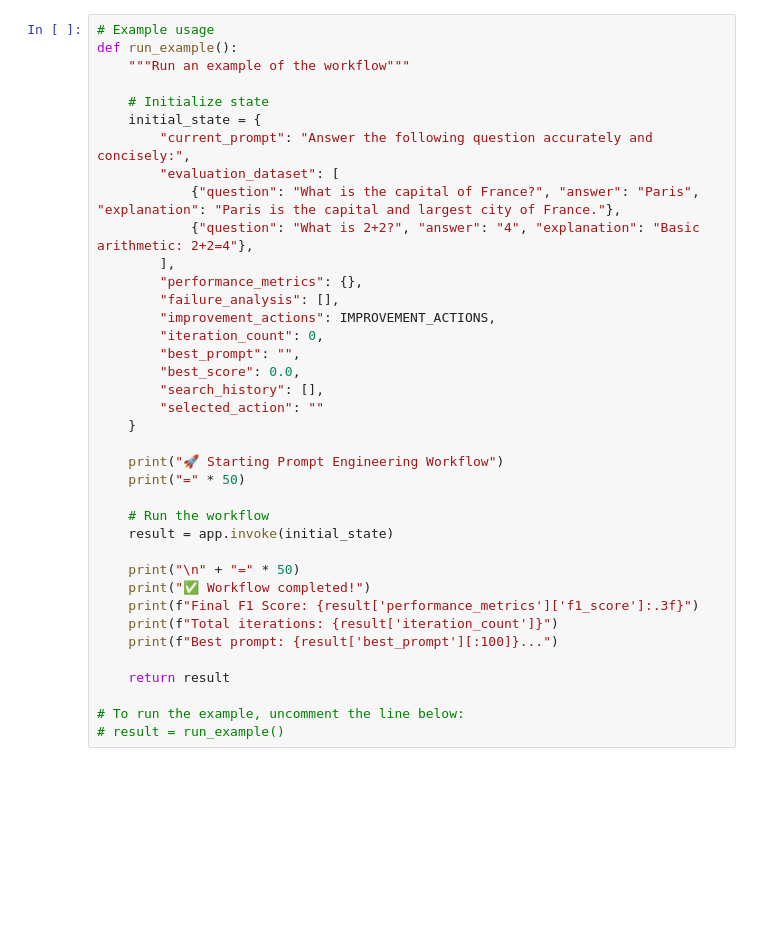
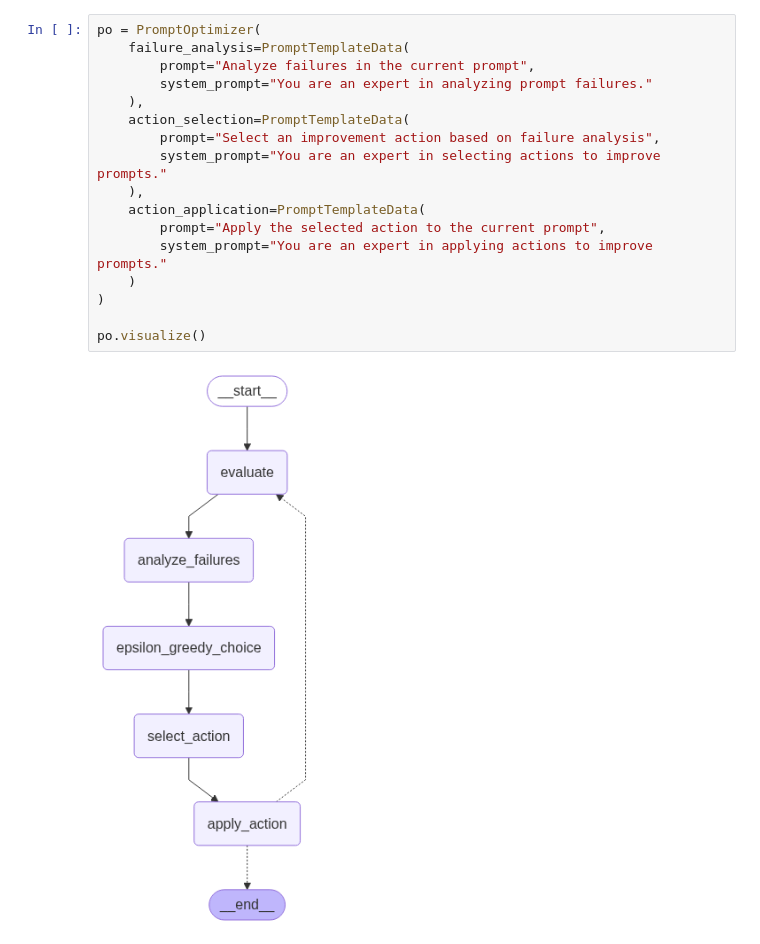
Before and after one commit to sarashs/Exploratory, a Jupyter notebook: Prompt_engineer/prompt_engineer.ipynb, the cells around one changed output. Saved outputs shown, nothing was run; the diff lists cells and outputs as text; blank space fills up the shorter version.

Commit message:
prompt engineer now has epsilon greedy learning

```diff
--- a/Prompt_engineer/prompt_engineer.ipynb
+++ b/Prompt_engineer/prompt_engineer.ipynb
@@ -253,38 +256,19 @@ except ImportError:
-# %%
-# Example usage
-def run_example():
-    """Run an example of the workflow"""
-
-    # Initialize state
-    initial_state = {
-        "current_prompt": "Answer the following question accurately and concisely:",
-        "evaluation_dataset": [
-            {"question": "What is the capital of France?", "answer": "Paris", "explanation": "Paris is the capital and largest city of France."},
-            {"question": "What is 2+2?", "answer": "4", "explanation": "Basic arithmetic: 2+2=4"},
-        ],
-        "performance_metrics": {},
-        "failure_analysis": [],
-        "improvement_actions": IMPROVEMENT_ACTIONS,
-        "iteration_count": 0,
-        "best_prompt": "",
-        "best_score": 0.0,
-        "search_history": [],
-        "selected_action": ""
-    }
-
-    print("🚀 Starting Prompt Engineering Workflow")
-    print("=" * 50)
-
-    # Run the workflow
-    result = app.invoke(initial_state)
-
-    print("\n" + "=" * 50)
-    print("✅ Workflow completed!")
-    print(f"Final F1 Score: {result['performance_metrics']['f1_score']:.3f}")
-    print(f"Total iterations: {result['iteration_count']}")
-    print(f"Best prompt: {result['best_prompt'][:100]}...")
-
-    return result
-
-# To run the example, uncomment the line below:
-# result = run_example()
+# %%
+po = PromptOptimizer(
+    failure_analysis=PromptTemplateData(
+        prompt="Analyze failures in the current prompt",
+        system_prompt="You are an expert in analyzing prompt failures."
+    ),
+    action_selection=PromptTemplateData(
+        prompt="Select an improvement action based on failure analysis",
+        system_prompt="You are an expert in selecting actions to improve prompts."
+    ),
+    action_application=PromptTemplateData(
+        prompt="Apply the selected action to the current prompt",
+        system_prompt="You are an expert in applying actions to improve prompts."
+    )
+)
+
+po.visualize()
+# %% [output]
+[figure, added]
```
Also changed, not shown: parts of 3 cells of this notebook.
